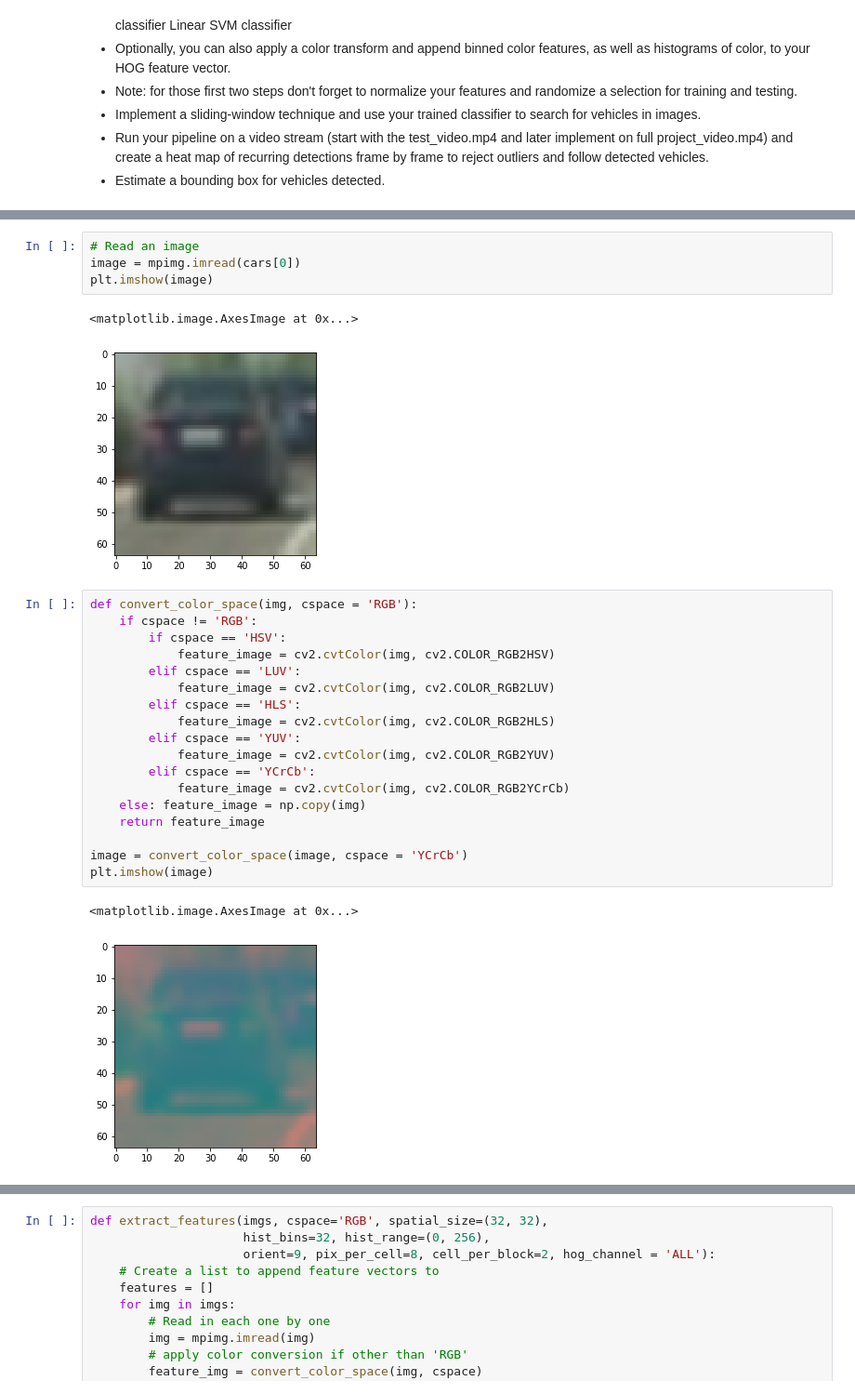
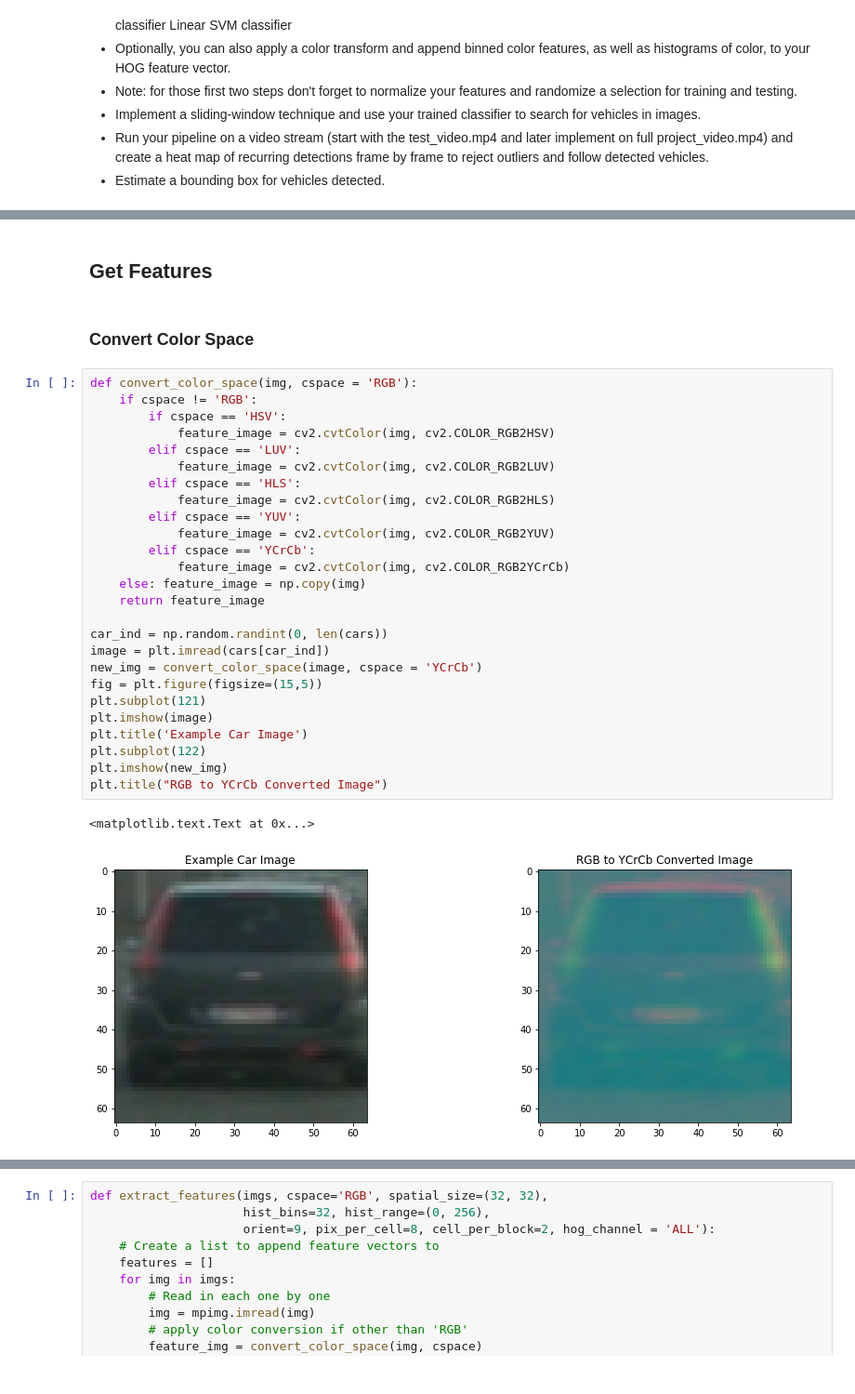
Before and after one commit to NUBYRA/CarND-Vehicle-Detection, a Jupyter notebook: P5.ipynb, the cells around one changed output, grey strips where cells are left out. Shown at 93% size. Cells and saved outputs as stored; diff of their text form.

```diff
--- a/P5.ipynb
+++ b/P5.ipynb
@@ -83,28 +88,33 @@ of size:  (64, 64, 3)  and data type: <class 'numpy.ndarray'>
-# %%
-# Read an image
-image = mpimg.imread(cars[0])
-plt.imshow(image)
-# %% [output]
-<matplotlib.image.AxesImage at 0x...>
-[figure, removed]
+# %% [markdown]
+## Get Features
+# %% [markdown]
+### Convert Color Space
 # %%
 def convert_color_space(img, cspace = 'RGB'):
     if cspace != 'RGB':
         if cspace == 'HSV':
             feature_image = cv2.cvtColor(img, cv2.COLOR_RGB2HSV)
         elif cspace == 'LUV':
             feature_image = cv2.cvtColor(img, cv2.COLOR_RGB2LUV)
         elif cspace == 'HLS':
             feature_image = cv2.cvtColor(img, cv2.COLOR_RGB2HLS)
         elif cspace == 'YUV':
             feature_image = cv2.cvtColor(img, cv2.COLOR_RGB2YUV)
         elif cspace == 'YCrCb':
             feature_image = cv2.cvtColor(img, cv2.COLOR_RGB2YCrCb)
     else: feature_image = np.copy(img)
     return feature_image
 
-image = convert_color_space(image, cspace = 'YCrCb')
+car_ind = np.random.randint(0, len(cars))
+image = plt.imread(cars[car_ind])
+new_img = convert_color_space(image, cspace = 'YCrCb')
+fig = plt.figure(figsize=(15,5))
+plt.subplot(121)
 plt.imshow(image)
+plt.title('Example Car Image')
+plt.subplot(122)
+plt.imshow(new_img)
+plt.title("RGB to YCrCb Converted Image")
 # %% [output]
-<matplotlib.image.AxesImage at 0x...>
+<matplotlib.text.Text at 0x...>
-[figure, old version]
+[figure, new version]
```
Also changed, not shown: parts of 23 cells of this notebook.
